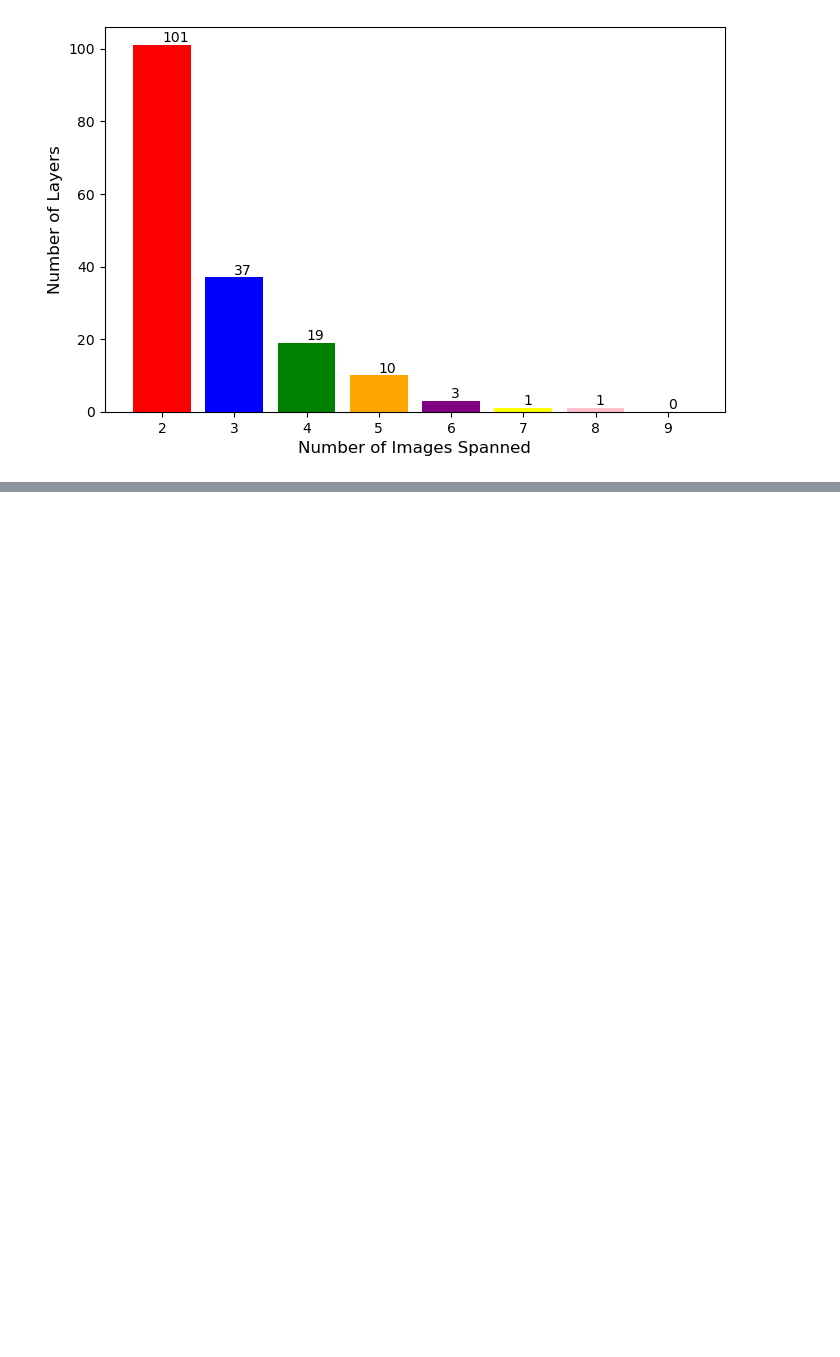
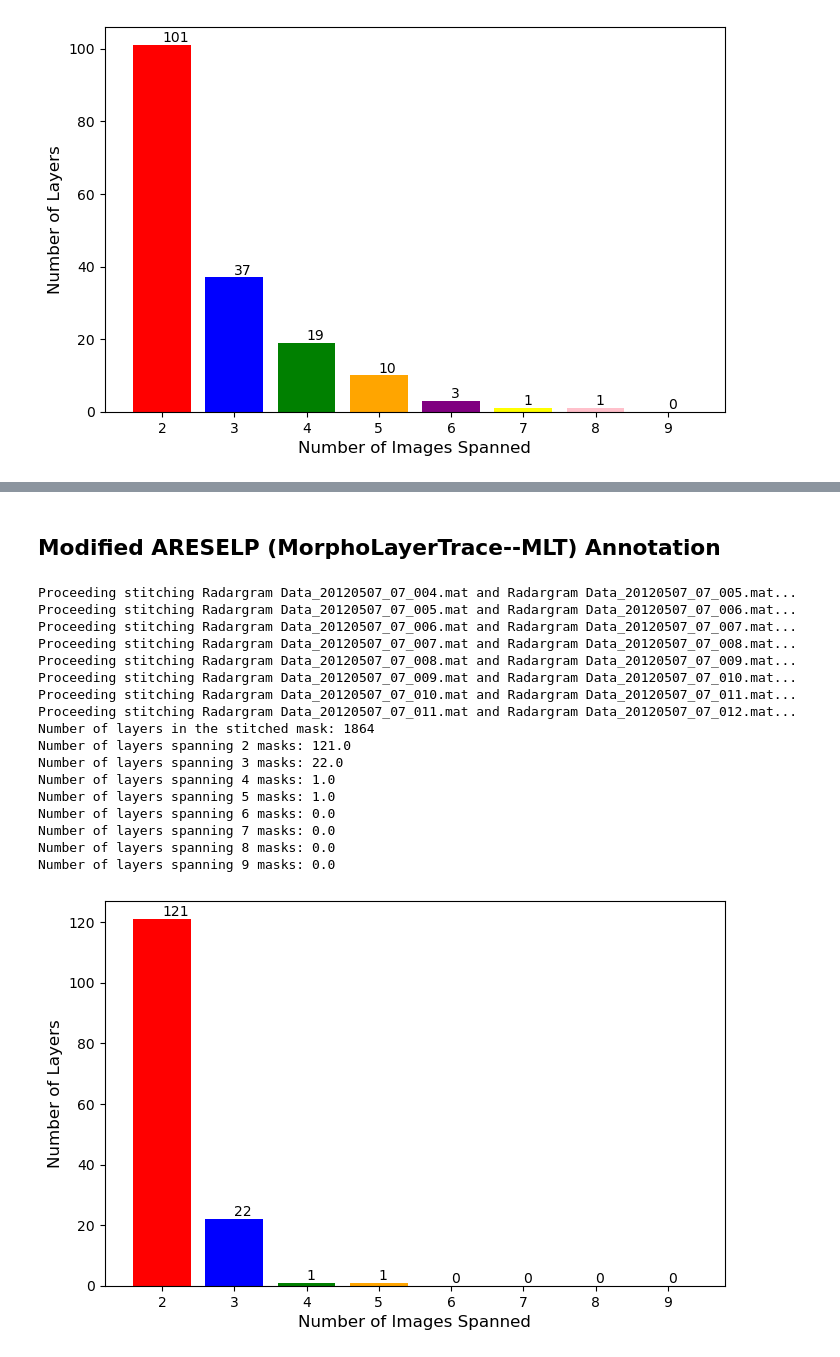
Before and after one commit to bayuat/modified-areselp, a Jupyter notebook: layer_validation/find_unique_layers_across_multiple_radargrams.ipynb, the cells around one changed output, grey strips where cells are left out. Saved outputs shown, nothing was run; the diff lists cells and outputs as text; code cells hidden in the pictures; blank space fills up the shorter version.

```diff
--- a/layer_validation/find_unique_layers_across_multiple_radargrams.ipynb
+++ b/layer_validation/find_unique_layers_across_multiple_radargrams.ipynb
@@ -91,0 +168,75 @@ Number of layers spanning 9 masks: 0.0
+# %% [markdown]
+## Modified ARESELP (MorphoLayerTrace--MLT) Annotation
+# %%
+from load_and_process_radargram_areselp import load_and_process_radargram
+
+data_files = generate_data_files('Data_20120507_07_', 4, 12)
+radar_data_prev, ground_truth_mask_prev, depth_data_prev = load_and_process_radargram(data_files[0], "./modified-areselp-layer-data-mat/LAYERS-", './raw-radargram-mat/')
+stitched_mask = ground_truth_mask_prev
+
+for i in range(1, len(data_files)):
+    print(f"Proceeding stitching Radargram {data_files[i - 1]} and Radargram {data_files[i]}...")
+
+    radar_data_curr, ground_truth_mask_curr, depth_data_curr = load_and_process_radargram(data_files[i], "./modified-areselp-layer-data-mat/LAYERS-", './raw-radargram-mat/')
+    log_gps_time_prev = load_log_gps_time('./raw-radargram-mat/' + data_files[i - 1])
+    log_gps_time_curr = load_log_gps_time('./raw-radargram-mat/' + data_files[i])
+
+    lat_prev, lon_prev = load_lat_lon('./raw-radargram-mat/' + data_files[i - 1])
+    lat_curr, lon_curr = load_lat_lon('./raw-radargram-mat/' + data_files[i])
+
+    overlap_idx_prev, overlap_idx_curr = find_overlapping_intervals(log_gps_time_prev, log_gps_time_curr)
+    col_overlap_idx_prev, col_overlap_idx_curr = find_overlapping_columns(lat_prev, lon_prev, lat_curr, lon_curr)
+
+    if col_overlap_idx_prev != (None, None) and col_overlap_idx_curr != (None, None):
+        overlap_idx_prev = [(max(overlap_idx_prev[0][0], col_overlap_idx_prev[0]), min(overlap_idx_prev[0][1], col_overlap_idx_prev[1]))]
+        overlap_idx_curr = [(max(overlap_idx_curr[0][0], col_overlap_idx_curr[0]), min(overlap_idx_curr[0][1], col_overlap_idx_curr[1]))]
+
+    overlap_idx_prev, overlap_idx_curr = adjust_overlapping_intervals(overlap_idx_prev, overlap_idx_curr)
+
+    try:
+        stitched_mask = stitch_masks(stitched_mask, ground_truth_mask_curr, overlap_idx_prev, overlap_idx_curr, manual_vertical_shifts[i-1])
+    except ValueError as e:
+        print(f"Error stitching masks for files {data_files[i - 1]} and {data_files[i]}: {e}")
+        break
+
+    radar_data_prev = radar_data_curr
+    ground_truth_mask_prev = ground_truth_mask_curr
+    depth_data_prev = depth_data_curr
+
+num_masks = len(data_files)
+min_span = max([ground_truth_mask_prev.shape[1] for ground_truth_mask_prev in [ground_truth_mask_prev] + [ground_truth_mask_curr]]) + 1
+continuous_layers_count = calculate_continuous_layers(stitched_mask, num_masks, min_span)
+layers = find_layers(stitched_mask)
+
+print("Number of layers in the stitched mask:", len(find_layers(stitched_mask)))
+for n in range(2, num_masks + 1):
+    print(f"Number of layers spanning {n} masks: {continuous_layers_count[n-2]}")
+
+colors = ['red', 'blue', 'green', 'orange', 'purple', 'yellow', 'pink', 'cyan']
+plt.figure(figsize=(8, 5))
+bars = plt.bar(range(2, 10), continuous_layers_count[:8], color=colors[:8], tick_label=[str(i) for i in range(2, 10)])
+plt.xlabel('Number of Images Spanned', fontsize=12)
+plt.ylabel('Number of Layers', fontsize=12)
+for bar in bars:
+    yval = bar.get_height()
+    plt.text(bar.get_x() + bar.get_width()/2, yval, int(yval), va='bottom')
+plt.show()
+# %% [output]
+Proceeding stitching Radargram Data_20120507_07_004.mat and Radargram Data_20120507_07_005.mat...
+Proceeding stitching Radargram Data_20120507_07_005.mat and Radargram Data_20120507_07_006.mat...
+Proceeding stitching Radargram Data_20120507_07_006.mat and Radargram Data_20120507_07_007.mat...
+Proceeding stitching Radargram Data_20120507_07_007.mat and Radargram Data_20120507_07_008.mat...
+Proceeding stitching Radargram Data_20120507_07_008.mat and Radargram Data_20120507_07_009.mat...
+Proceeding stitching Radargram Data_20120507_07_009.mat and Radargram Data_20120507_07_010.mat...
+Proceeding stitching Radargram Data_20120507_07_010.mat and Radargram Data_20120507_07_011.mat...
+Proceeding stitching Radargram Data_20120507_07_011.mat and Radargram Data_20120507_07_012.mat...
+Number of layers in the stitched mask: 1864
+Number of layers spanning 2 masks: 121.0
+Number of layers spanning 3 masks: 22.0
+Number of layers spanning 4 masks: 1.0
+Number of layers spanning 5 masks: 1.0
+Number of layers spanning 6 masks: 0.0
+Number of layers spanning 7 masks: 0.0
+Number of layers spanning 8 masks: 0.0
+Number of layers spanning 9 masks: 0.0
+[figure, added]
```
Also changed, not shown: parts of 4 cells of this notebook, 21 other files.
